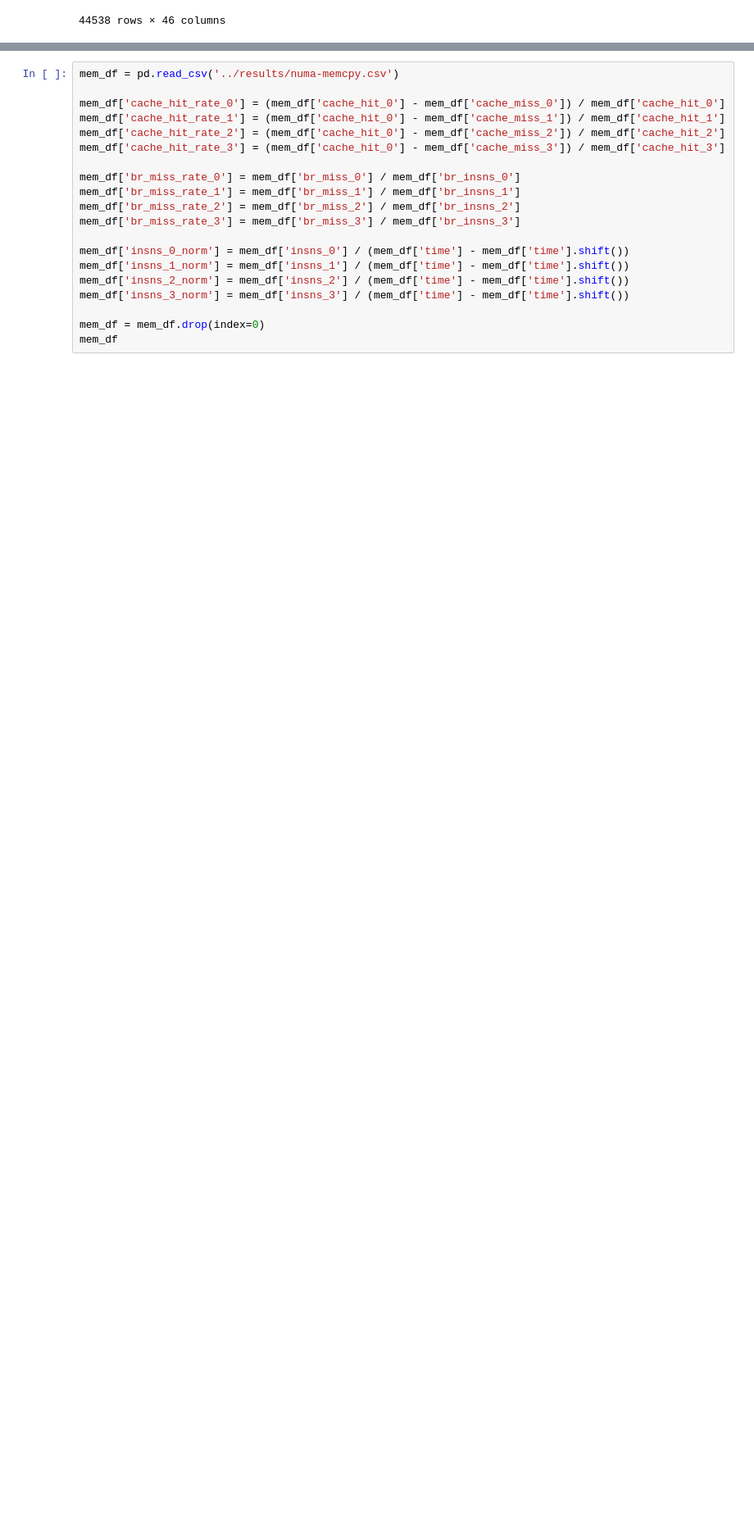
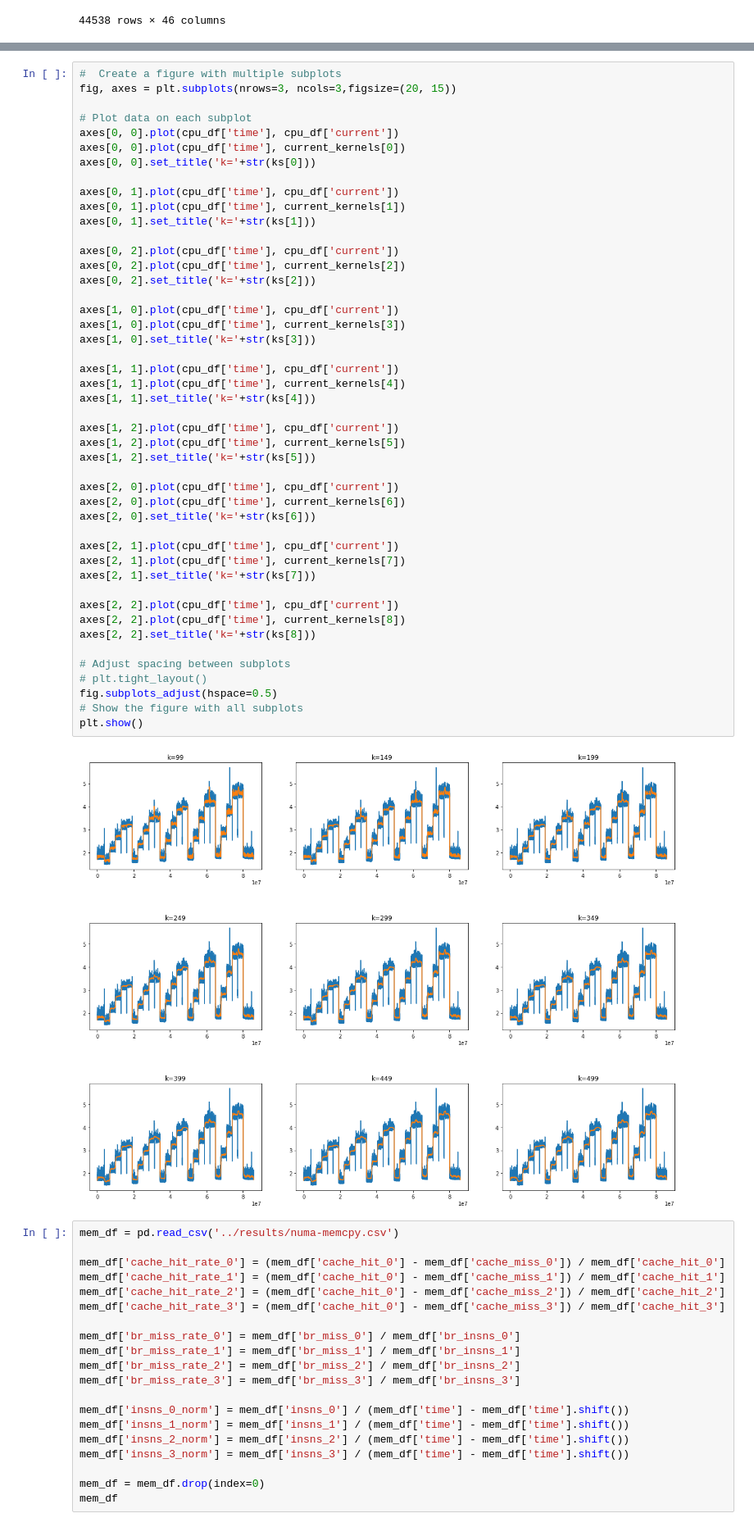
Before and after one commit to radshield/raspi-sel, a Jupyter notebook: analysis/perf_linear_smoothed.ipynb, the cells around one changed output, grey strips where cells are left out. Shown at 82% size. Drawn from its saved outputs; the diff is of its cells as text; blank space fills up the shorter version.

```diff
--- a/analysis/perf_linear_smoothed.ipynb
+++ b/analysis/perf_linear_smoothed.ipynb
@@ -69,3 +76,51 @@ plt.tick_params(
+# %%
+#  Create a figure with multiple subplots
+fig, axes = plt.subplots(nrows=3, ncols=3,figsize=(20, 15))
+
+# Plot data on each subplot
+axes[0, 0].plot(cpu_df['time'], cpu_df['current'])
+axes[0, 0].plot(cpu_df['time'], current_kernels[0])
+axes[0, 0].set_title('k='+str(ks[0]))
+
+axes[0, 1].plot(cpu_df['time'], cpu_df['current'])
+axes[0, 1].plot(cpu_df['time'], current_kernels[1])
+axes[0, 1].set_title('k='+str(ks[1]))
+
+axes[0, 2].plot(cpu_df['time'], cpu_df['current'])
+axes[0, 2].plot(cpu_df['time'], current_kernels[2])
+axes[0, 2].set_title('k='+str(ks[2]))
+
+axes[1, 0].plot(cpu_df['time'], cpu_df['current'])
+axes[1, 0].plot(cpu_df['time'], current_kernels[3])
+axes[1, 0].set_title('k='+str(ks[3]))
+
+axes[1, 1].plot(cpu_df['time'], cpu_df['current'])
+axes[1, 1].plot(cpu_df['time'], current_kernels[4])
+axes[1, 1].set_title('k='+str(ks[4]))
+
+axes[1, 2].plot(cpu_df['time'], cpu_df['current'])
+axes[1, 2].plot(cpu_df['time'], current_kernels[5])
+axes[1, 2].set_title('k='+str(ks[5]))
+
+axes[2, 0].plot(cpu_df['time'], cpu_df['current'])
+axes[2, 0].plot(cpu_df['time'], current_kernels[6])
+axes[2, 0].set_title('k='+str(ks[6]))
+
+axes[2, 1].plot(cpu_df['time'], cpu_df['current'])
+axes[2, 1].plot(cpu_df['time'], current_kernels[7])
+axes[2, 1].set_title('k='+str(ks[7]))
+
+axes[2, 2].plot(cpu_df['time'], cpu_df['current'])
+axes[2, 2].plot(cpu_df['time'], current_kernels[8])
+axes[2, 2].set_title('k='+str(ks[8]))
+
+# Adjust spacing between subplots
+# plt.tight_layout()
+fig.subplots_adjust(hspace=0.5)
+# Show the figure with all subplots
+plt.show()
+# %% [output]
+[figure, added]
 # %%
 mem_df = pd.read_csv('../results/numa-memcpy.csv')
 
```
Also changed, not shown: parts of 9 cells of this notebook, 1 other file.
